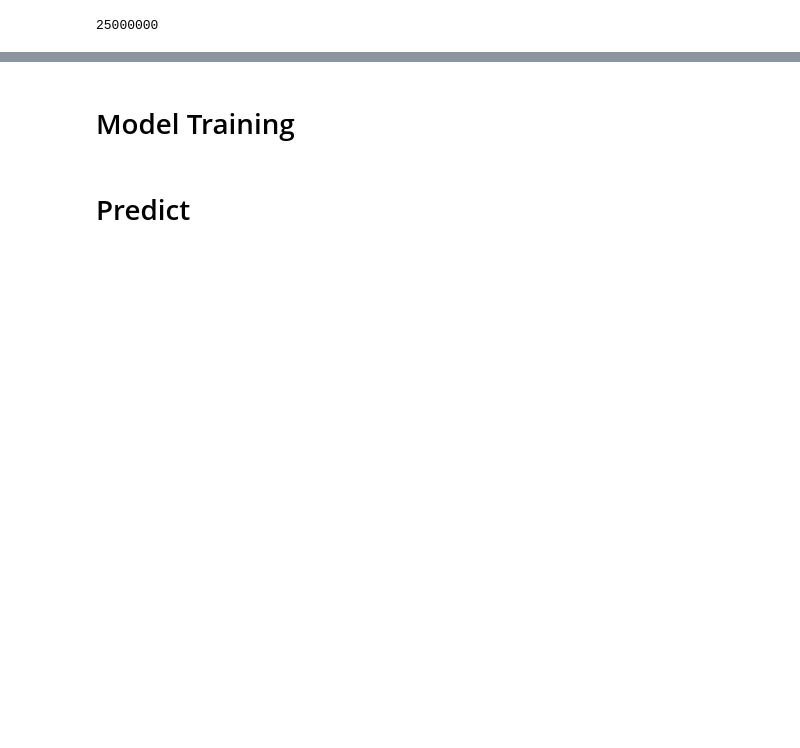
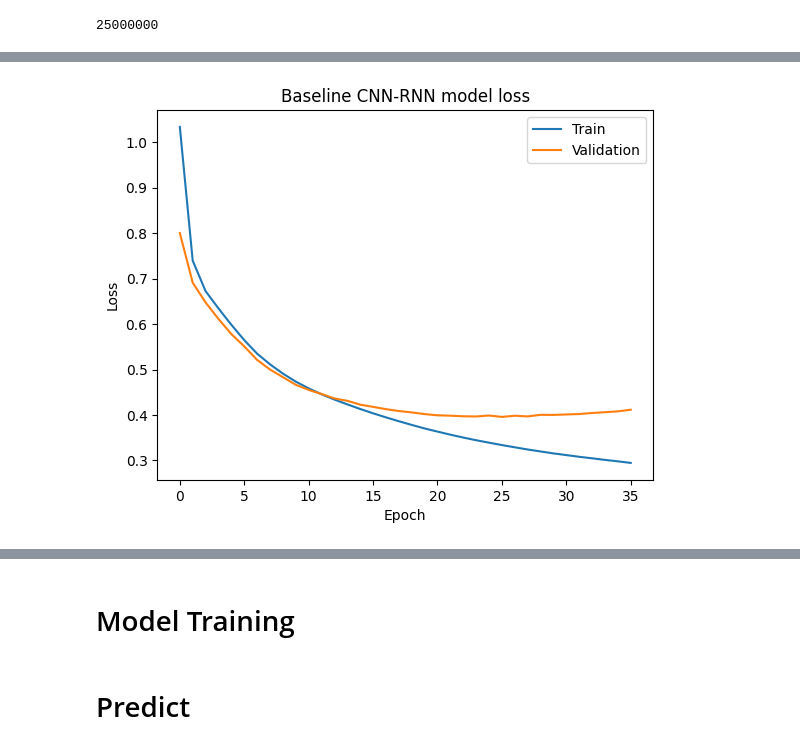
Before and after one commit to osjayaprakash/deeplearning, a Jupyter notebook: transformer_model.ipynb, the cells around one changed output, grey strips where cells are left out. Cells and saved outputs as stored; diff of their text form; code cells hidden in the pictures; blank space fills up the shorter version.

```diff
--- a/transformer_model.ipynb
+++ b/transformer_model.ipynb
@@ -737,9 +697,8 @@ def build_rnn_encoder(decoder_input, encoder_output, target_vocab_size, max_seq_
 
     return Model(inputs=[decoder_input, encoder_output], outputs= decoder_output)
 # %%
-def build_model(input_shape, num_layers, d_model, num_heads, dff, target_vocab_size, max_seq_len_1):
-    #encoder = build_cnn_encoder(input_shape)
-    encoder = vision_transformer_encoder(input_shape)
+def build_model(input_shape, target_vocab_size, max_seq_len_1):
+    encoder = build_cnn_encoder(input_shape)
     image_input = Input(shape=input_shape, name="image_input")
 
     encoder_output = encoder(image_input)
@@ -747,7 +706,6 @@ def build_model(input_shape, num_layers, d_model, num_heads, dff, target_vocab_s
 
     decoder_input = Input(shape=(max_seq_len_1,), name="decoder_input")
     decoder = build_rnn_encoder(decoder_input, encoder_output, target_vocab_size, max_seq_len_1)
-
     decoder_output = decoder([decoder_input, encoder_output])
     return Model(inputs=[image_input, decoder_input], outputs=decoder_output)
 # %%
@@ -780,11 +732,11 @@ Trainable params: 15047809 (57.40 MB)
 Non-trainable params: 0 (0.00 Byte)
 __________________________________________________________________________________________________
 # %%
-model.compile(optimizer = 'adam', loss='sparse_categorical_crossentropy', metrics=['accuracy'])
+model.compile(optimizer='adam', loss='sparse_categorical_crossentropy', metrics=['accuracy'])
 #tf.keras.optimizers.AdamW(learning_rate=learning_rate, weight_decay=weight_decay)
 early_stopping = tf.keras.callbacks.EarlyStopping(
     monitor='val_loss',  # Metric to monitor
-    patience=5,          # Number of epochs with no improvement after which training will be stopped
+    patience=10,          # Number of epochs with no improvement after which training will be stopped
     restore_best_weights=True  # Restore model weights from the epoch with the best value of the monitored metric
 )
 # %%
@@ -798,9 +751,8 @@ print(train_sequences.shape)
 # %%
-with tf.device('/GPU:0'):
-    history = model.fit([train_images, train_sequences[..., :-1]],
-              train_sequences[..., 1:],
-              epochs=100,
-              batch_size=64,
-              validation_split=0.2, callbacks=[early_stopping])
+history = model.fit([train_images, train_sequences[:, :-1]],
+          train_sequences[:, 1:],
+          epochs=100,
+          validation_split = 0.2,
+          batch_size=128, callbacks = [early_stopping])
 # %% [output]
 Epoch 1/100
@@ -825,0 +775,10 @@ transformer_model.save('/home/ubuntu/model_av.keras')
+# %%
+plt.plot(history.history['loss'])
+plt.plot(history.history['val_loss'])
+plt.title('Baseline CNN-RNN model loss')
+plt.ylabel('Loss')
+plt.xlabel('Epoch')
+plt.legend(['Train', 'Validation'], loc='upper right')
+plt.show()
+# %% [output]
+[figure, added]
```
Also changed, not shown: parts of 43 cells of this notebook, 2 other files.
